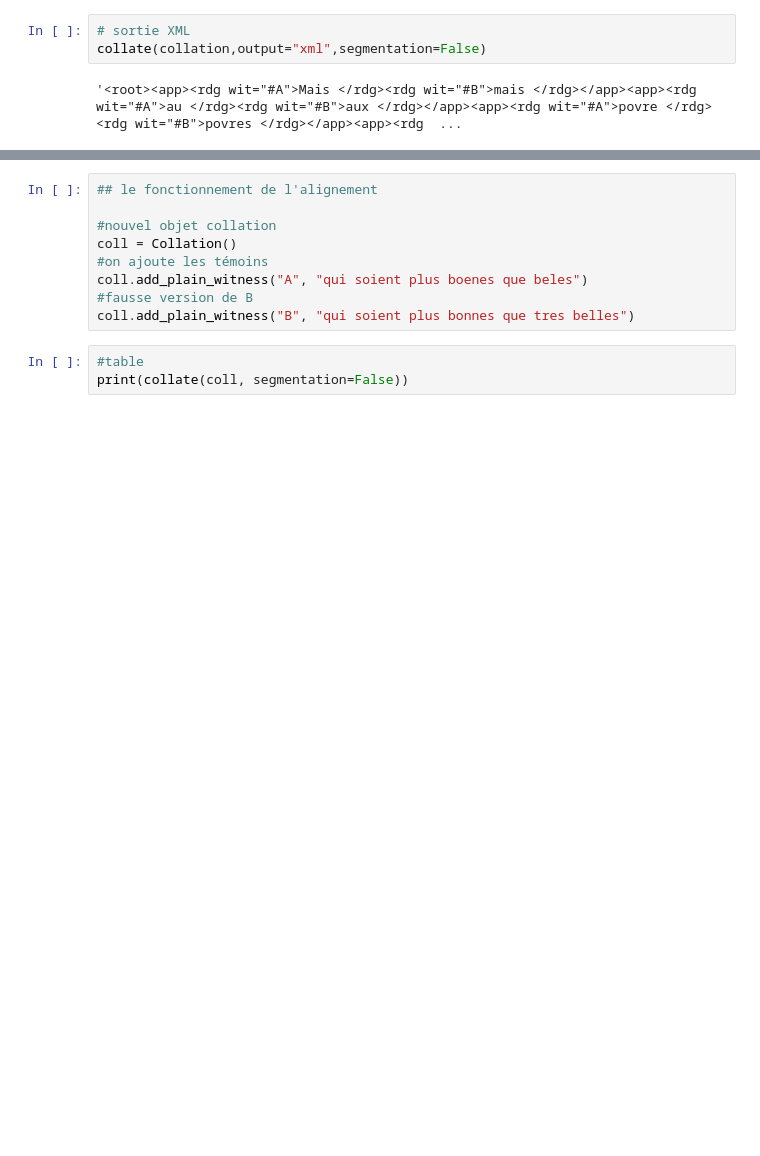
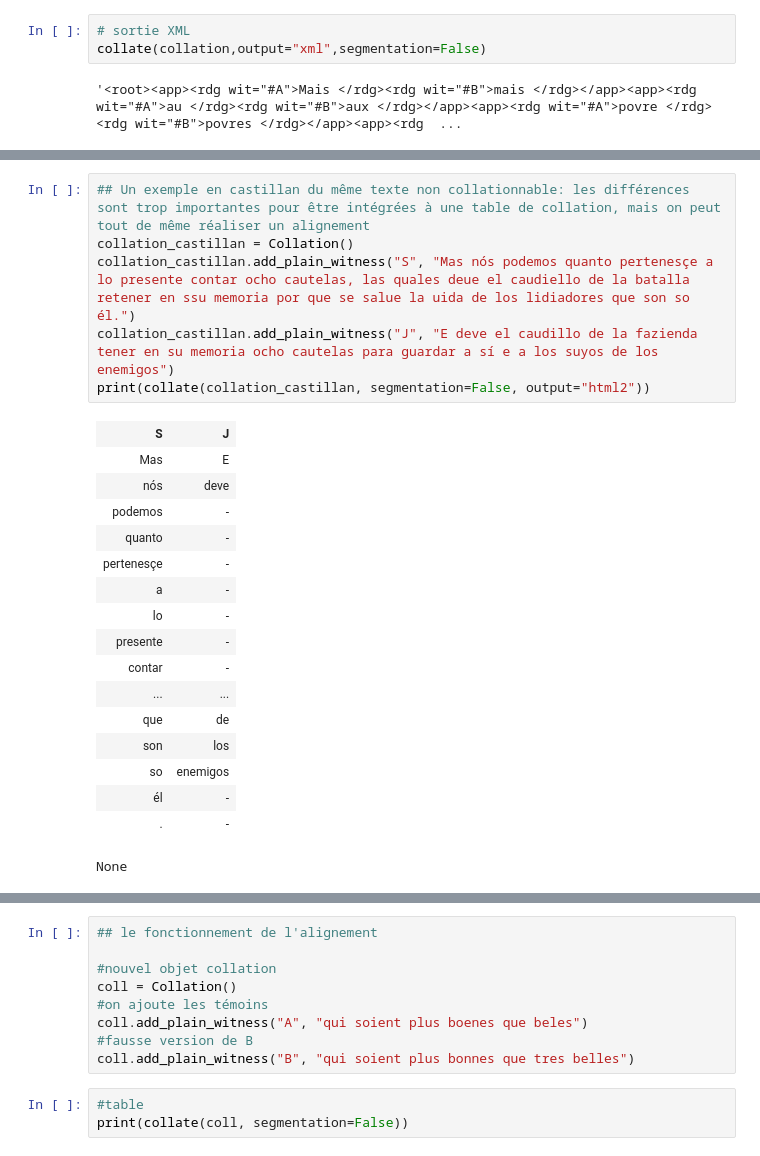
Before and after one commit to LucenceIng/biblissimaAtelierAlignement, a Jupyter notebook: collation/001_collation_basique/collationBasique.ipynb, the cells around one changed output, grey strips where cells are left out. Saved outputs shown, nothing was run; the diff lists cells and outputs as text; blank space fills up the shorter version.

```diff
--- a/collation/001_collation_basique/collationBasique.ipynb
+++ b/collation/001_collation_basique/collationBasique.ipynb
@@ -82,0 +140,24 @@ collate(collation, output="tei", segmentation=False, near_match=True, indent=Tru
+# %%
+## Un exemple en castillan du même texte non collationnable: les différences sont trop importantes pour être intégrées à une table de collation, mais on peut tout de même réaliser un alignement
+collation_castillan = Collation()
+collation_castillan.add_plain_witness("S", "Mas nós podemos quanto pertenesçe a lo presente contar ocho cautelas, las quales deue el caudiello de la batalla retener en ssu memoria por que se salue la uida de los lidiadores que son so él.")
+collation_castillan.add_plain_witness("J", "E deve el caudillo de la fazienda tener en su memoria ocho cautelas para guardar a sí e a los suyos de los enemigos")
+print(collate(collation_castillan, segmentation=False, output="html2"))
+# %% [output]
+| S | J |
+| Mas | E |
+| nós | deve |
+| podemos | - |
+| quanto | - |
+| pertenesçe | - |
+| a | - |
+| lo | - |
+| presente | - |
+| contar | - |
+| ... | ... |
+| que | de |
+| son | los |
+| so | enemigos |
+| él | - |
+| . | - |
+None
```
Also changed, not shown: parts of 10 cells of this notebook.
